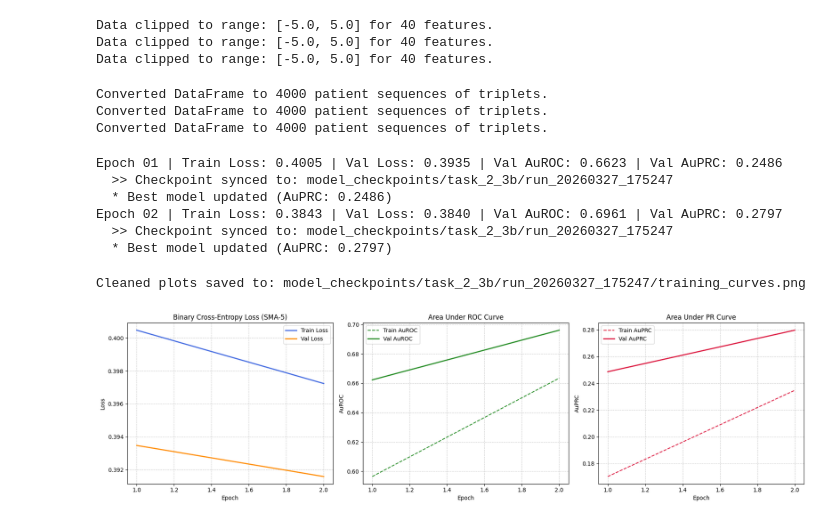
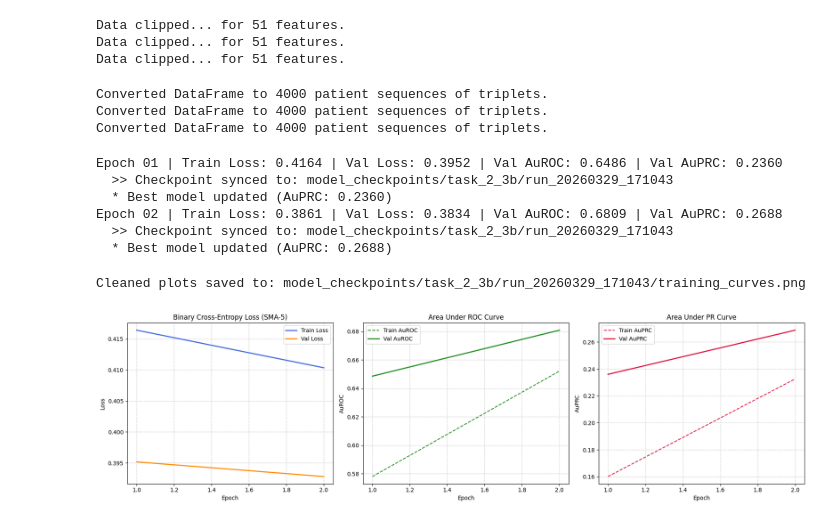
Before and after one commit to lorefrigo/ML4HC_Project1, a Jupyter notebook: Task2.ipynb, the cells around one changed output. Cells and saved outputs as stored; diff of their text form; code cells hidden in the pictures.

```diff
--- a/Task2.ipynb
+++ b/Task2.ipynb
@@ -40,11 +175,11 @@ rnd_generator.manual_seed(SEED)
 # %%
 # Initialization for model and hyperparameters
 device = torch.device('cuda' if torch.cuda.is_available() else 'cpu')
-base_project_dir = "model_checkpoints/task_2_3b"
+base_dir_task_2_3b = "model_checkpoints/task_2_3b"
 epochs = 2
 CLIP = 5.0
 
-model = TransformerModel(
+model = TripletTransformer(
     d_model=64,
     nhead=2,
     num_layers=3,
@@ -59,49 +194,31 @@ raw_a, labels_a = load_raw_to_grid('ml4h_data/p1/set-a/', 'ml4h_data/p1/Outcomes
 raw_b, labels_b = load_raw_to_grid('ml4h_data/p1/set-b/', 'ml4h_data/p1/Outcomes-b.txt')
 raw_c, labels_c = load_raw_to_grid('ml4h_data/p1/set-c/', 'ml4h_data/p1/Outcomes-c.txt')
 
-# RecordID -> PatientID
-# Minutes  -> Timestamp
-raw_a = raw_a.rename(columns={'RecordID': 'PatientID', 'Minutes': 'Timestamp'})
-raw_b = raw_b.rename(columns={'RecordID': 'PatientID', 'Minutes': 'Timestamp'})
-raw_c = raw_c.rename(columns={'RecordID': 'PatientID', 'Minutes': 'Timestamp'})
 
-# Capture Sparsity Masks
-mask_a = get_sparsity_mask(raw_a, STATIC_VARS)
-mask_b = get_sparsity_mask(raw_b, STATIC_VARS)
-mask_c = get_sparsity_mask(raw_c, STATIC_VARS)
+# Instantiate DataPreprocessor
+processor = DataPreprocessor(impute_outliers=True, impute_missing=False, encode_cat=True)
 
-# Fit and Transform using DataPreprocessor
-processor = DataPreprocessor(impute_outliers=True, impute_missing=True)
-scaled_a = processor.fit_transform(raw_a)
-scaled_b = processor.transform(raw_b)
-scaled_c = processor.transform(raw_c)
-
-# Restore Sparsity
-scaled_a = scaled_a.where(mask_a)
-scaled_b = scaled_b.where(mask_b)
-scaled_c = scaled_c.where(mask_c)
-
-# Clipping
-scaled_a = clip_feature_values(scaled_a, ALL_FEATURES, min_val=-CLIP, max_val=CLIP)
-scaled_b = clip_feature_values(scaled_b, ALL_FEATURES, min_val=-CLIP, max_val=CLIP)
-scaled_c = clip_feature_values(scaled_c, ALL_FEATURES, min_val=-CLIP, max_val=CLIP)
+# preprocess data
+scaled_a, valid_cols = preprocess_pipeline(raw_a, processor, is_train=True, clip_val=CLIP)
+scaled_b, _ = preprocess_pipeline(raw_b, processor, is_train=False, clip_val=CLIP)
+scaled_c, _ = preprocess_pipeline(raw_c, processor, is_train=False, clip_val=CLIP)
 # %% [output]
-Data clipped to range: [-5.0, 5.0] for 40 features.
-Data clipped to range: [-5.0, 5.0] for 40 features.
-Data clipped to range: [-5.0, 5.0] for 40 features.
+Data clipped... for 51 features.
+Data clipped... for 51 features.
+Data clipped... for 51 features.
 # %%
 # Create Loaders
-train_triplets = dataframe_to_triplets(scaled_a, ALL_FEATURES)
+train_triplets = dataframe_to_triplets(scaled_a, valid_cols)
 train_loader = DataLoader(PhysioNetDataset(train_triplets, labels_a),
                           batch_size=32, shuffle=True, collate_fn=collate_fn, generator=rnd_generator)
 
-val_triplets = dataframe_to_triplets(scaled_b, ALL_FEATURES)
+val_triplets = dataframe_to_triplets(scaled_b, valid_cols)
 val_loader = DataLoader(PhysioNetDataset(val_triplets, labels_b),
-                        batch_size=32, shuffle=False, collate_fn=collate_fn, generator=rnd_generator)
+                        batch_size=32, shuffle=True, collate_fn=collate_fn, generator=rnd_generator)
 
-test_triplets = dataframe_to_triplets(scaled_c, ALL_FEATURES)
+test_triplets = dataframe_to_triplets(scaled_c, valid_cols)
 test_loader = DataLoader(PhysioNetDataset(test_triplets, labels_c),
-                         batch_size=32, shuffle=False, collate_fn=collate_fn, generator=rnd_generator)
+                         batch_size=32, shuffle=True, collate_fn=collate_fn, generator=rnd_generator)
 # %% [output]
 Converted DataFrame to 4000 patient sequences of triplets.
 Converted DataFrame to 4000 patient sequences of triplets.
@@ -114,24 +231,25 @@ training_results = run_training_pipeline(
     train_loader=train_loader,
     val_loader=val_loader,
     device=device,
-    save_dir=base_project_dir,
-    epochs=epochs
+    save_dir=base_dir_task_2_3b,
+    epochs=epochs,
+    data_format="triplet"
 )
 # %% [output]
-Epoch 01 | Train Loss: 0.4005 | Val Loss: 0.3935 | Val AuROC: 0.6623 | Val AuPRC: 0.2486
-  >> Checkpoint synced to: model_checkpoints/task_2_3b/run_20260327_175247
-  * Best model updated (AuPRC: 0.2486)
-Epoch 02 | Train Loss: 0.3843 | Val Loss: 0.3840 | Val AuROC: 0.6961 | Val AuPRC: 0.2797
-  >> Checkpoint synced to: model_checkpoints/task_2_3b/run_20260327_175247
-  * Best model updated (AuPRC: 0.2797)
+Epoch 01 | Train Loss: 0.4164 | Val Loss: 0.3952 | Val AuROC: 0.6486 | Val AuPRC: 0.2360
+  >> Checkpoint synced to: model_checkpoints/task_2_3b/run_20260329_171043
+  * Best model updated (AuPRC: 0.2360)
+Epoch 02 | Train Loss: 0.3861 | Val Loss: 0.3834 | Val AuROC: 0.6809 | Val AuPRC: 0.2688
+  >> Checkpoint synced to: model_checkpoints/task_2_3b/run_20260329_171043
+  * Best model updated (AuPRC: 0.2688)
 # %%
-current_save_dir = training_results["save_dir"]
-current_run_name = training_results["run_name"]
+current_save_dir_2_3b = training_results["save_dir"]
+current_run_name_2_3b = training_results["run_name"]
 # %%
 # Plot Metrics
-plot_training_results(training_results["history"], save_path=current_save_dir / "training_curves.png")
+plot_training_results(training_results["history"], save_path=current_save_dir_2_3b / "training_curves.png")
 # %% [output]
-Cleaned plots saved to: model_checkpoints/task_2_3b/run_20260327_175247/training_curves.png
+Cleaned plots saved to: model_checkpoints/task_2_3b/run_20260329_171043/training_curves.png
-[figure, old version]
+[figure, new version]
 # %%
 # Test on the Test Set
```
Also changed, not shown: parts of 16 cells of this notebook, 44 other files.
